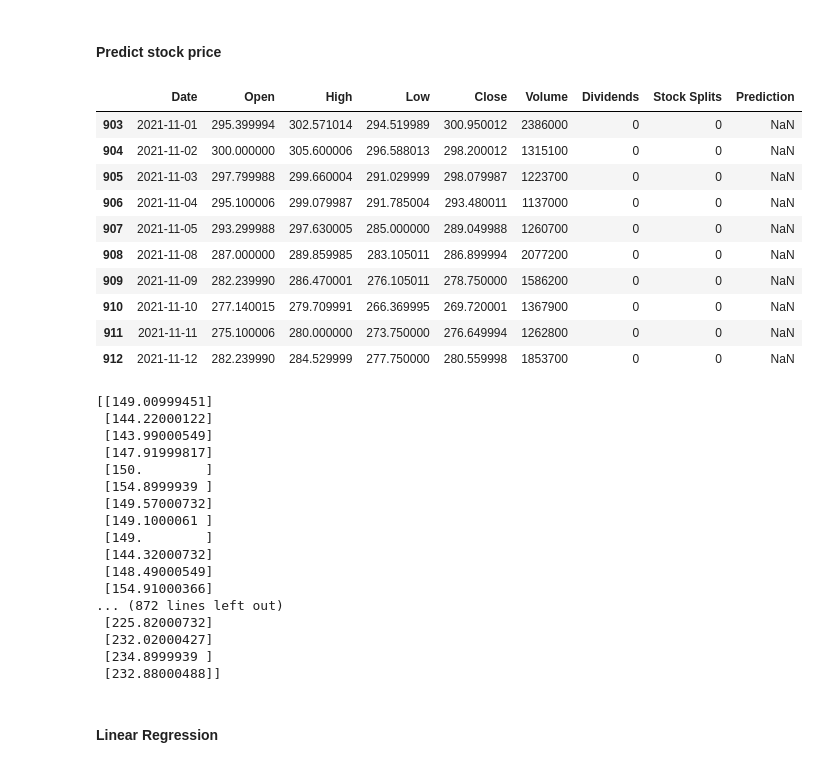
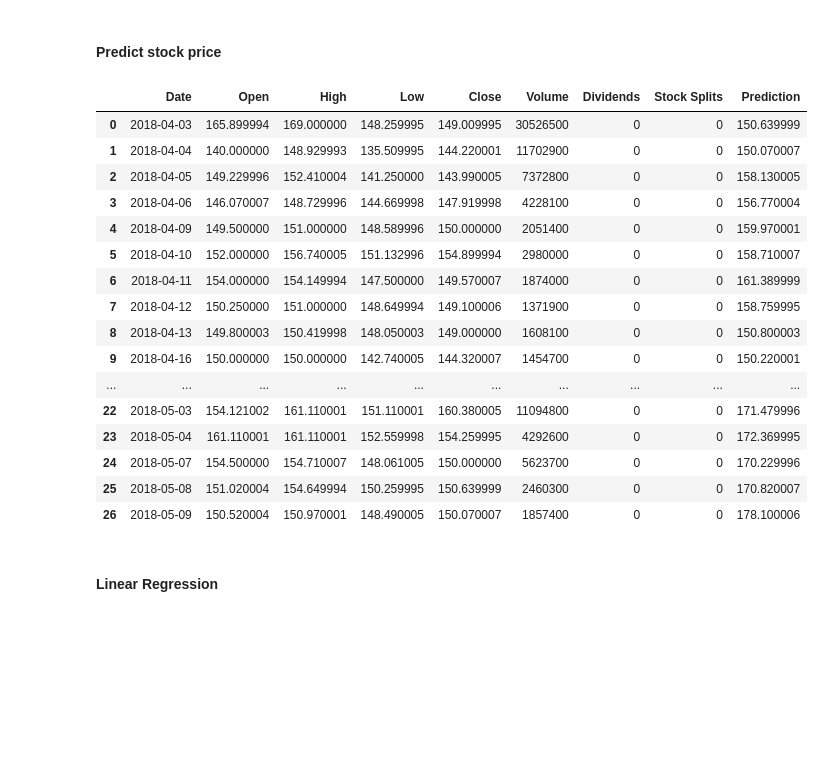
Before and after one commit to ytatumi/StockPrediction, a Jupyter notebook: stock.ipynb, the cells around one changed output. Drawn from its saved outputs; the diff is of its cells as text; code cells hidden in the pictures; blank space fills up the shorter version.

Commit message:
remove debug print and unnecessary warning

```diff
--- a/stock.ipynb
+++ b/stock.ipynb
@@ -87,41 +84,28 @@ Freq: M, Name: Close, dtype: float64
 # %%
 days_for_calculation = 25
 sp_share['Prediction']=sp_share[['Close']].shift(-days_for_calculation)
-sp_share.tail(10)
+sp_share.head(27)
 # %% [output]
 |  | Date | Open | High | Low | Close | Volume | Dividends | Stock Splits | Prediction |
-| 903 | 2021-11-01 | 295.399994 | 302.571014 | 294.519989 | 300.950012 | 2386000 | 0 | 0 | NaN |
-| 904 | 2021-11-02 | 300.000000 | 305.600006 | 296.588013 | 298.200012 | 1315100 | 0 | 0 | NaN |
-| 905 | 2021-11-03 | 297.799988 | 299.660004 | 291.029999 | 298.079987 | 1223700 | 0 | 0 | NaN |
-| 906 | 2021-11-04 | 295.100006 | 299.079987 | 291.785004 | 293.480011 | 1137000 | 0 | 0 | NaN |
-| 907 | 2021-11-05 | 293.299988 | 297.630005 | 285.000000 | 289.049988 | 1260700 | 0 | 0 | NaN |
-| 908 | 2021-11-08 | 287.000000 | 289.859985 | 283.105011 | 286.899994 | 2077200 | 0 | 0 | NaN |
-| 909 | 2021-11-09 | 282.239990 | 286.470001 | 276.105011 | 278.750000 | 1586200 | 0 | 0 | NaN |
-| 910 | 2021-11-10 | 277.140015 | 279.709991 | 266.369995 | 269.720001 | 1367900 | 0 | 0 | NaN |
-| 911 | 2021-11-11 | 275.100006 | 280.000000 | 273.750000 | 276.649994 | 1262800 | 0 | 0 | NaN |
-| 912 | 2021-11-12 | 282.239990 | 284.529999 | 277.750000 | 280.559998 | 1853700 | 0 | 0 | NaN |
+| 0 | 2018-04-03 | 165.899994 | 169.000000 | 148.259995 | 149.009995 | 30526500 | 0 | 0 | 150.639999 |
+| 1 | 2018-04-04 | 140.000000 | 148.929993 | 135.509995 | 144.220001 | 11702900 | 0 | 0 | 150.070007 |
+| 2 | 2018-04-05 | 149.229996 | 152.410004 | 141.250000 | 143.990005 | 7372800 | 0 | 0 | 158.130005 |
+| 3 | 2018-04-06 | 146.070007 | 148.729996 | 144.669998 | 147.919998 | 4228100 | 0 | 0 | 156.770004 |
+| 4 | 2018-04-09 | 149.500000 | 151.000000 | 148.589996 | 150.000000 | 2051400 | 0 | 0 | 159.970001 |
+| 5 | 2018-04-10 | 152.000000 | 156.740005 | 151.132996 | 154.899994 | 2980000 | 0 | 0 | 158.710007 |
+| 6 | 2018-04-11 | 154.000000 | 154.149994 | 147.500000 | 149.570007 | 1874000 | 0 | 0 | 161.389999 |
+| 7 | 2018-04-12 | 150.250000 | 151.000000 | 148.649994 | 149.100006 | 1371900 | 0 | 0 | 158.759995 |
+| 8 | 2018-04-13 | 149.800003 | 150.419998 | 148.050003 | 149.000000 | 1608100 | 0 | 0 | 150.800003 |
+| 9 | 2018-04-16 | 150.000000 | 150.000000 | 142.740005 | 144.320007 | 1454700 | 0 | 0 | 150.220001 |
+| ... | ... | ... | ... | ... | ... | ... | ... | ... | ... |
+| 22 | 2018-05-03 | 154.121002 | 161.110001 | 151.110001 | 160.380005 | 11094800 | 0 | 0 | 171.479996 |
+| 23 | 2018-05-04 | 161.110001 | 161.110001 | 152.559998 | 154.259995 | 4292600 | 0 | 0 | 172.369995 |
+| 24 | 2018-05-07 | 154.500000 | 154.710007 | 148.061005 | 150.000000 | 5623700 | 0 | 0 | 170.229996 |
+| 25 | 2018-05-08 | 151.020004 | 154.649994 | 150.259995 | 150.639999 | 2460300 | 0 | 0 | 170.820007 |
+| 26 | 2018-05-09 | 150.520004 | 150.970001 | 148.490005 | 150.070007 | 1857400 | 0 | 0 | 178.100006 |
 # %%
 X=np.array(sp_share["Close"])[:-days_for_calculation]
 X=X.reshape(-1,1)
-print(X)
-# %% [output]
-[[149.00999451]
- [144.22000122]
- [143.99000549]
- [147.91999817]
- [150.        ]
- [154.8999939 ]
- [149.57000732]
- [149.1000061 ]
- [149.        ]
- [144.32000732]
- [148.49000549]
- [154.91000366]
-... (872 lines left out)
- [225.82000732]
- [232.02000427]
- [234.8999939 ]
- [232.88000488]]
 # %% [markdown]
 #### Linear Regression
 # %%
```
Also changed, not shown: parts of 11 cells of this notebook.
